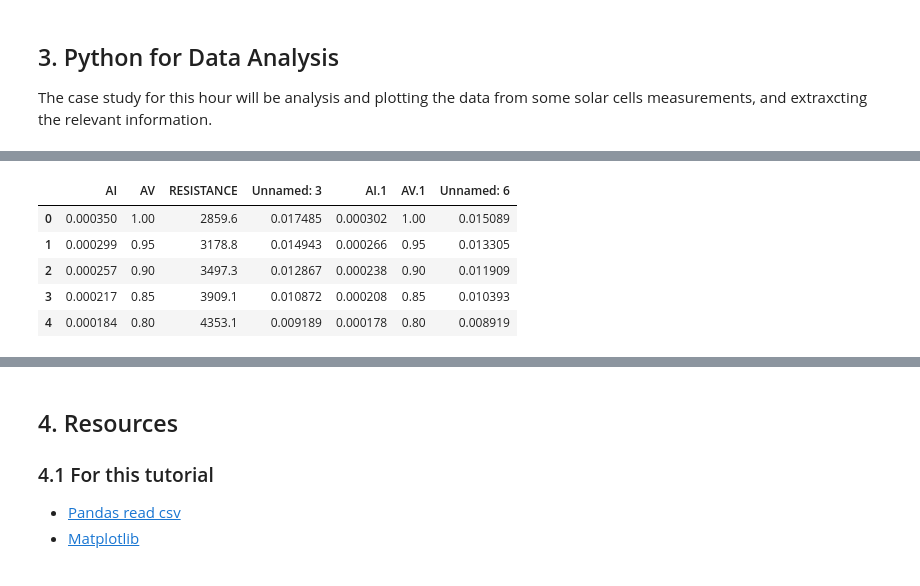
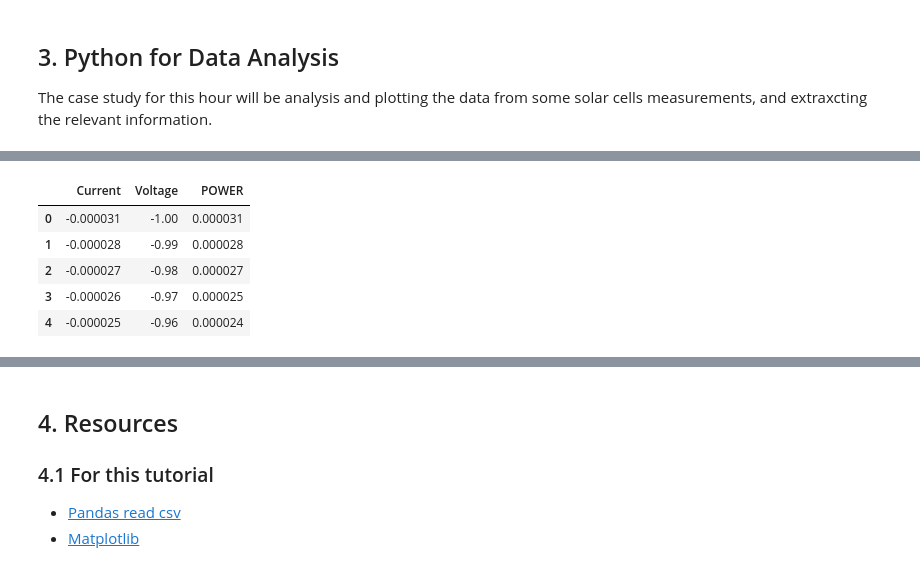
Before and after one commit to brawantonio/python_workshop_july2023, a Jupyter notebook: Python Workshop.ipynb, the cells around one changed output, grey strips where cells are left out. Saved outputs shown, nothing was run; the diff lists cells and outputs as text; code cells hidden in the pictures.

```diff
--- a/Python Workshop.ipynb
+++ b/Python Workshop.ipynb
@@ -54,8 +55,8 @@ from tkinter import *
 
 root = Tk()
 root.withdraw()
-#directory = filedialog.askdirectory()
-filename = filedialog.askopenfilename()
 
-filename
+directory = filedialog.askdirectory()
+#filename = filedialog.askopenfilename()
+#filename
 # %% [output]
@@ -66,4 +64,12 @@ filename
+# %%
+import glob
+
+filenames = glob.glob(directory+'/*') #get all the filenames in a given directory
+#filenames
 # %%
-df = pd.read_csv(filename, usecols = [x for x in range(7)]) #reading the csv file with pandas
-df.head() #showing the first 5 rows
+df = pd.read_excel(filenames[0], usecols=[0,1,2])#, sheet_name=0, header=0, names=None, index_col=None, usecols=None)
+df.head()
+
+#df = pd.read_csv(filename, usecols = [x for x in range(7)]) #reading the csv file with pandas
+#df.head() #showing the first 5 rows
 # %% [output]
@@ -70,9 +78,9 @@ df.head() #showing the first 5 rows
-|  | AI | AV | RESISTANCE | Unnamed: 3 | AI.1 | AV.1 | Unnamed: 6 |
-| 0 | 0.000350 | 1.00 | 2859.6 | 0.017485 | 0.000302 | 1.00 | 0.015089 |
-| 1 | 0.000299 | 0.95 | 3178.8 | 0.014943 | 0.000266 | 0.95 | 0.013305 |
-| 2 | 0.000257 | 0.90 | 3497.3 | 0.012867 | 0.000238 | 0.90 | 0.011909 |
-| 3 | 0.000217 | 0.85 | 3909.1 | 0.010872 | 0.000208 | 0.85 | 0.010393 |
-| 4 | 0.000184 | 0.80 | 4353.1 | 0.009189 | 0.000178 | 0.80 | 0.008919 |
+|  | Current | Voltage | POWER |
+| 0 | -0.000031 | -1.00 | 0.000031 |
+| 1 | -0.000028 | -0.99 | 0.000028 |
+| 2 | -0.000027 | -0.98 | 0.000027 |
+| 3 | -0.000026 | -0.97 | 0.000025 |
+| 4 | -0.000025 | -0.96 | 0.000024 |
 # %%
 ## Rename columns
 # %%
```
Also changed, not shown: parts of 7 cells of this notebook.
